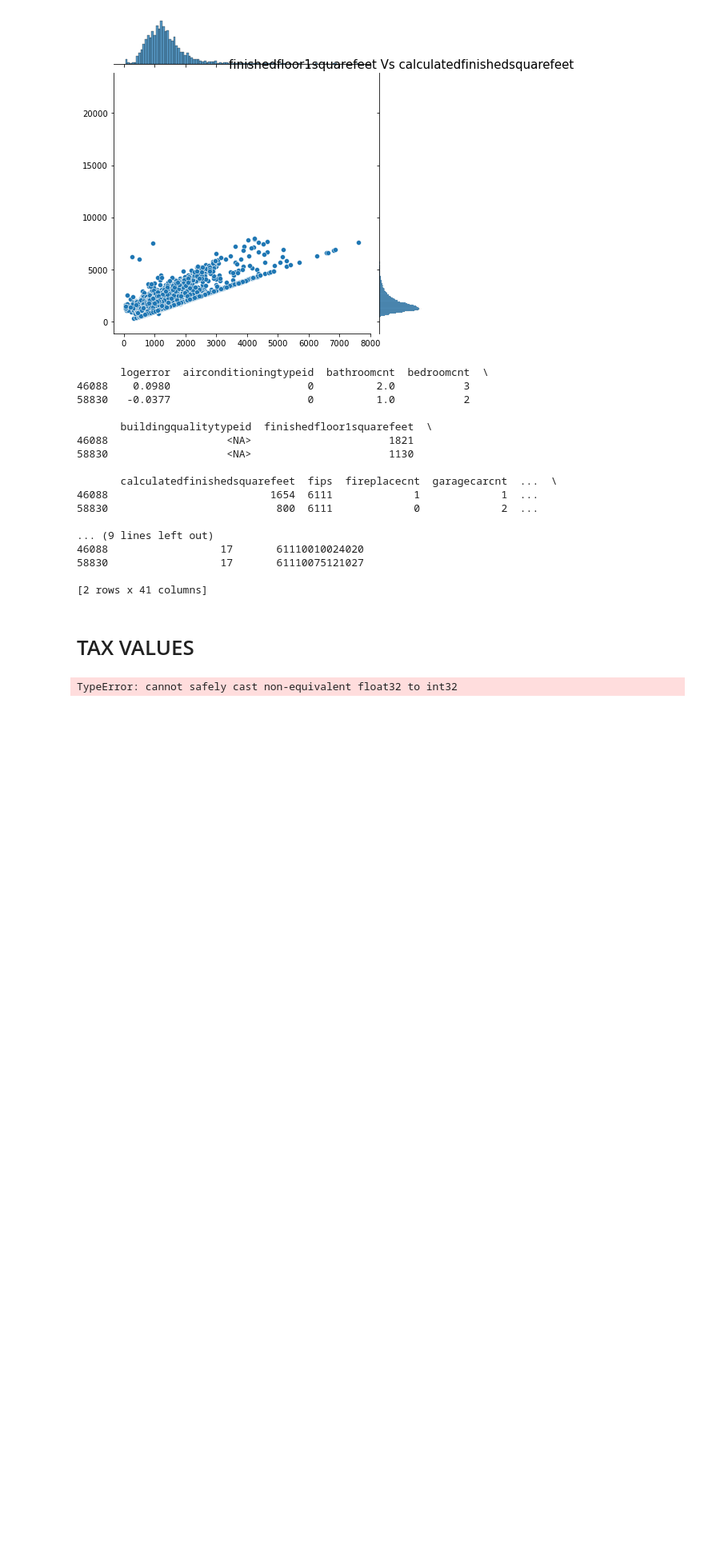
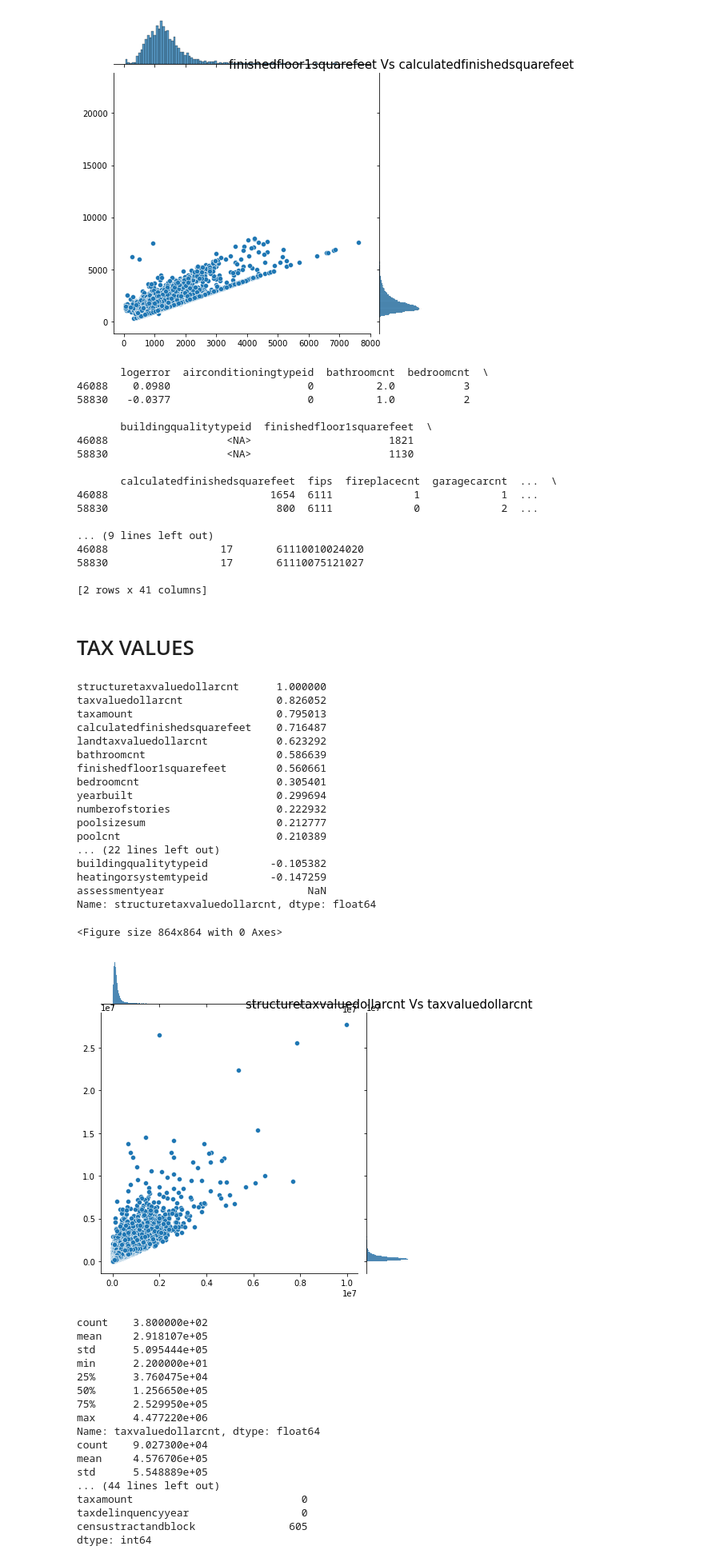
Before and after one commit to quangnd123/CZ4041-Machine-Learning, a Jupyter notebook: code/Data processing.ipynb, the cells around one changed output. Shown at 80% size. Drawn from its saved outputs; the diff is of its cells as text; code cells hidden in the pictures; blank space fills up the shorter version.

Commit message:
fix tax error

```diff
--- a/code/Data processing.ipynb
+++ b/code/Data processing.ipynb
@@ -272,9 +277,14 @@ df_train_2016 = df_train_2016.drop(droprows)
 # %% [markdown]
 # TAX VALUES
 # %%
+df_train_2016['taxvaluedollarcnt'] = df_train_2016['taxvaluedollarcnt'].astype('float64')
+df_train_2016['landtaxvaluedollarcnt'] = df_train_2016['landtaxvaluedollarcnt'].astype('float64')
+df_train_2016['taxamount'] = df_train_2016['taxamount'].astype('float64')
+df_train_2016['structuretaxvaluedollarcnt'] = df_train_2016['structuretaxvaluedollarcnt'].astype('float64')
+
 #taxvaluedollarcnt & landtaxvaluedollarcnt - set it equal to the tax amount (most correlated value). Single story property so assume they are all the same
 df_train_2016.loc[df_train_2016.taxvaluedollarcnt.isnull(),'taxvaluedollarcnt'] = df_train_2016.loc[df_train_2016.taxvaluedollarcnt.isnull(),'taxamount']
-df_train_2016.loc[df_train_2016.landtaxvaluedollarcnt.isnull(),'landtaxvaluedollarcnt'] = df_train_2016.loc[df_train.landtaxvaluedollarcnt.isnull(),'taxamount']
+df_train_2016.loc[df_train_2016.landtaxvaluedollarcnt.isnull(),'landtaxvaluedollarcnt'] = df_train_2016.loc[df_train_2016.landtaxvaluedollarcnt.isnull(),'taxamount']
 
 #structure tax value dollar - fill this in using its most correlated variable
 x =  df_train_2016.corr()
@@ -289,33 +299,68 @@ plt.title("structuretaxvaluedollarcnt Vs taxvaluedollarcnt", fontsize=15)
 plt.show()
 
 #Lets look at the distribution of taxvaluedollar cnt where structuretaxvaluedollarcnt is missing just to make sure we are predicting missing values in the body of the taxvaluedollarcnt distribution
 print(df_train_2016.loc[df_train_2016['structuretaxvaluedollarcnt'].isnull(),'taxvaluedollarcnt'].describe())
 print(df_train_2016['taxvaluedollarcnt'].describe())
 
 #Slightly amend the k nearest neighbour function so it works on regression
 def fillna_knn_reg( df, base, target, n_neighbors = 5 ):
     cols = base + [target]
     X_train = df[cols]
     scaler = StandardScaler(with_mean=True, with_std=True).fit(X_train[base].values.reshape(-1, 1))
     rescaledX = scaler.transform(X_train[base].values.reshape(-1, 1))
 
     X_train = rescaledX[df[target].notnull()]
     Y_train = df.loc[df[target].notnull(),target].values.reshape(-1, 1)
 
     knn = KNeighborsRegressor(n_neighbors, n_jobs = -1)
     # fitting the model
     knn.fit(X_train, Y_train)
     # predict the response
     X_test = rescaledX[df[target].isnull()]
     pred = knn.predict(X_test)
-    df.loc[df_train[target].isnull(),target] = pred
+    df.loc[df_train_2016[target].isnull(),target] = pred
     return
 
 #fill in structuretaxvaluedollarcnt using taxvaluedollarcnt as per the above
 fillna_knn_reg(df = df_train_2016, base = ['taxvaluedollarcnt'], target = 'structuretaxvaluedollarcnt')
 
 #Do the same thing for tax amount, as taxvaluedollarcnt is its most correlated variable
-fillna_knn_reg(df = df_train, base = ['taxvaluedollarcnt'], target = 'taxamount')
+fillna_knn_reg(df = df_train_2016, base = ['taxvaluedollarcnt'], target = 'taxamount')
 print(df_train_2016.isnull().sum())
 # %% [output]
-TypeError: cannot safely cast non-equivalent float32 to int32
+structuretaxvaluedollarcnt      1.000000
+taxvaluedollarcnt               0.826052
+taxamount                       0.795013
+calculatedfinishedsquarefeet    0.716487
+landtaxvaluedollarcnt           0.623292
+bathroomcnt                     0.586639
+finishedfloor1squarefeet        0.560661
+bedroomcnt                      0.305401
+yearbuilt                       0.299694
+numberofstories                 0.222932
+poolsizesum                     0.212777
+poolcnt                         0.210389
+... (22 lines left out)
+buildingqualitytypeid          -0.105382
+heatingorsystemtypeid          -0.147259
+assessmentyear                       NaN
+Name: structuretaxvaluedollarcnt, dtype: float64
+<Figure size 864x864 with 0 Axes>
+[figure, added]
+count    3.800000e+02
+mean     2.918107e+05
+std      5.095444e+05
+min      2.200000e+01
+25%      3.760475e+04
+50%      1.256650e+05
+75%      2.529950e+05
+max      4.477220e+06
+Name: taxvaluedollarcnt, dtype: float64
+count    9.027300e+04
+mean     4.576706e+05
+std      5.548889e+05
+... (44 lines left out)
+taxamount                           0
+taxdelinquencyyear                  0
+censustractandblock               605
+dtype: int64
```
Also changed, not shown: parts of 1 cell of this notebook.
